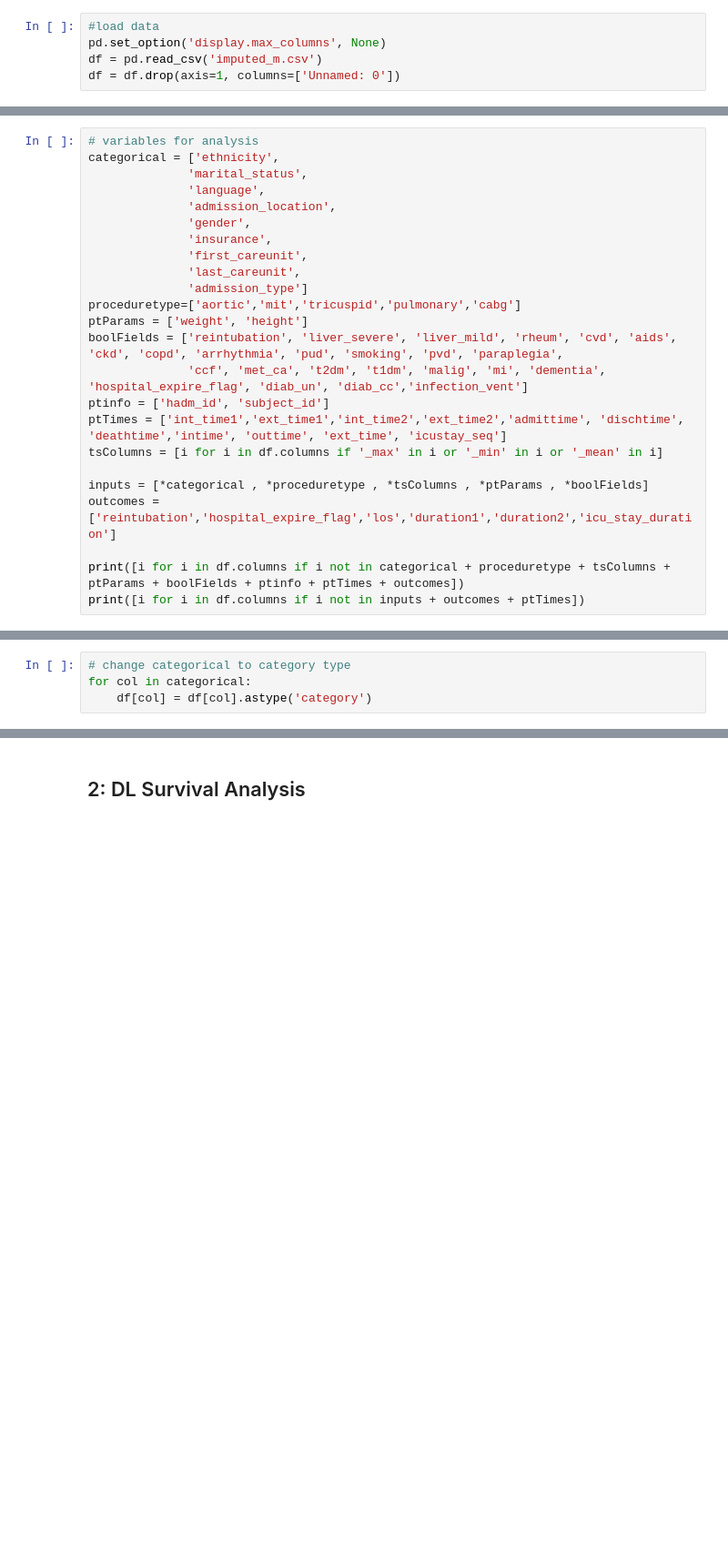
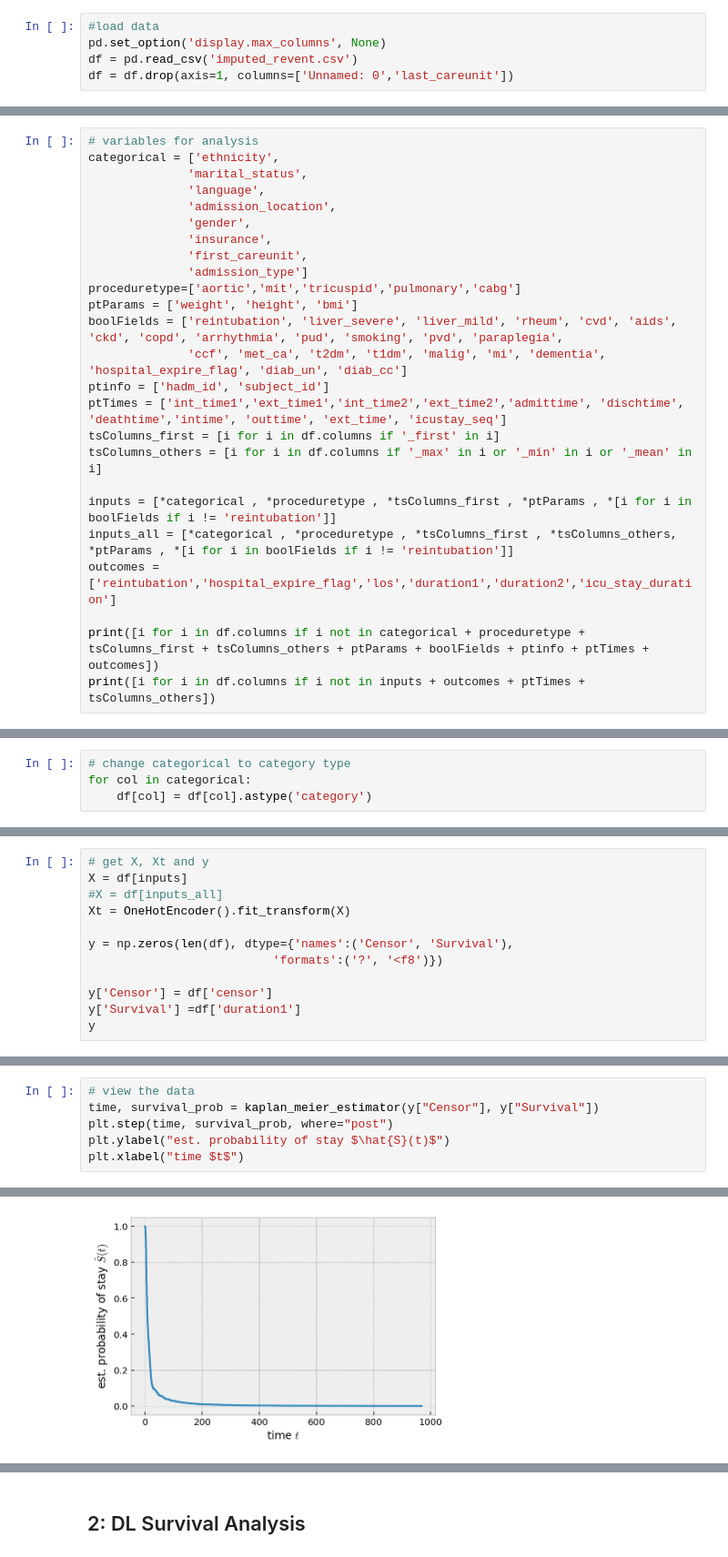
Before and after one commit to marcelchee/trident3, a Jupyter notebook: survival_vent.ipynb, the cells around one changed output, grey strips where cells are left out. Shown: that part at 91% size. Saved outputs shown, nothing was run; the diff lists cells and outputs as text; blank space fills up the shorter version.

Commit message:
added vent models

```diff
--- a/survival_vent.ipynb
+++ b/survival_vent.ipynb
@@ -17,7 +23,7 @@ from sklearn.preprocessing import StandardScaler
 # %%
 #load data
 pd.set_option('display.max_columns', None)
-df = pd.read_csv('imputed_m.csv')
-df = df.drop(axis=1, columns=['Unnamed: 0'])
+df = pd.read_csv('imputed_revent.csv')
+df = df.drop(axis=1, columns=['Unnamed: 0','last_careunit'])
 # %% [markdown]
 ## 1: Post-pre-processing
@@ -30,18 +38,19 @@ categorical = ['ethnicity',
               'gender',
               'insurance',
               'first_careunit',
-              'last_careunit',
               'admission_type']
 proceduretype=['aortic','mit','tricuspid','pulmonary','cabg']
-ptParams = ['weight', 'height']
+ptParams = ['weight', 'height', 'bmi']
 boolFields = ['reintubation', 'liver_severe', 'liver_mild', 'rheum', 'cvd', 'aids', 'ckd', 'copd', 'arrhythmia', 'pud', 'smoking', 'pvd', 'paraplegia',
-              'ccf', 'met_ca', 't2dm', 't1dm', 'malig', 'mi', 'dementia', 'hospital_expire_flag', 'diab_un', 'diab_cc','infection_vent']
+              'ccf', 'met_ca', 't2dm', 't1dm', 'malig', 'mi', 'dementia', 'hospital_expire_flag', 'diab_un', 'diab_cc']
 ptinfo = ['hadm_id', 'subject_id']
 ptTimes = ['int_time1','ext_time1','int_time2','ext_time2','admittime', 'dischtime', 'deathtime','intime', 'outtime', 'ext_time', 'icustay_seq']
-tsColumns = [i for i in df.columns if '_max' in i or '_min' in i or '_mean' in i]
+tsColumns_first = [i for i in df.columns if '_first' in i]
+tsColumns_others = [i for i in df.columns if '_max' in i or '_min' in i or '_mean' in i]
 
-inputs = [*categorical , *proceduretype , *tsColumns , *ptParams , *boolFields]
+inputs = [*categorical , *proceduretype , *tsColumns_first , *ptParams , *[i for i in boolFields if i != 'reintubation']]
+inputs_all = [*categorical , *proceduretype , *tsColumns_first , *tsColumns_others, *ptParams , *[i for i in boolFields if i != 'reintubation']]
 outcomes = ['reintubation','hospital_expire_flag','los','duration1','duration2','icu_stay_duration']
 
-print([i for i in df.columns if i not in categorical + proceduretype + tsColumns + ptParams + boolFields + ptinfo + ptTimes + outcomes])
-print([i for i in df.columns if i not in inputs + outcomes + ptTimes])
+print([i for i in df.columns if i not in categorical + proceduretype + tsColumns_first + tsColumns_others + ptParams + boolFields + ptinfo + ptTimes + outcomes])
+print([i for i in df.columns if i not in inputs + outcomes + ptTimes + tsColumns_others])
@@ -67,0 +85,12 @@ df['censor'] = censor
+# %%
+# get X, Xt and y
+X = df[inputs]
+#X = df[inputs_all]
+Xt = OneHotEncoder().fit_transform(X)
+
+y = np.zeros(len(df), dtype={'names':('Censor', 'Survival'),
+                          'formats':('?', '<f8')})
+
+y['Censor'] = df['censor']
+y['Survival'] =df['duration1']
+y
@@ -67,0 +132,7 @@ df['censor'] = censor
+# %%
+# view the data
+time, survival_prob = kaplan_meier_estimator(y["Censor"], y["Survival"])
+plt.step(time, survival_prob, where="post")
+plt.ylabel("est. probability of stay $\hat{S}(t)$")
+plt.xlabel("time $t$")
+# %% [output]
@@ -67,0 +140 @@ df['censor'] = censor
+[figure, added]
```
Also changed, not shown: parts of 47 cells of this notebook, 5 other files.
